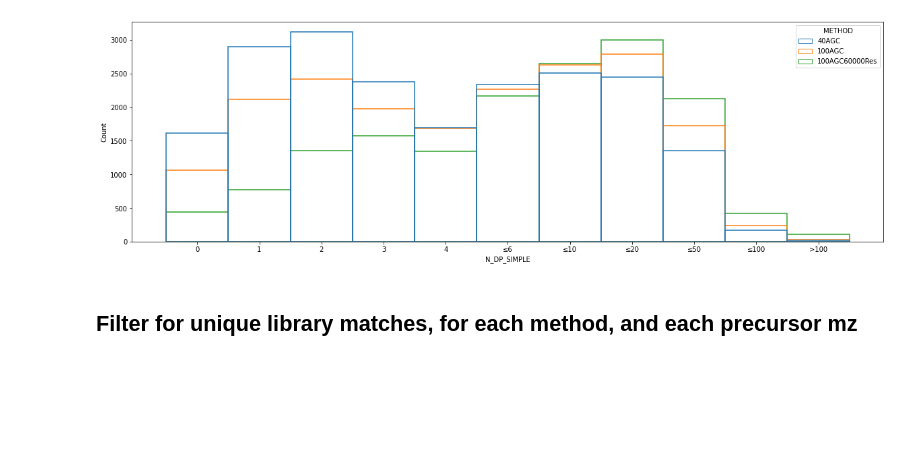
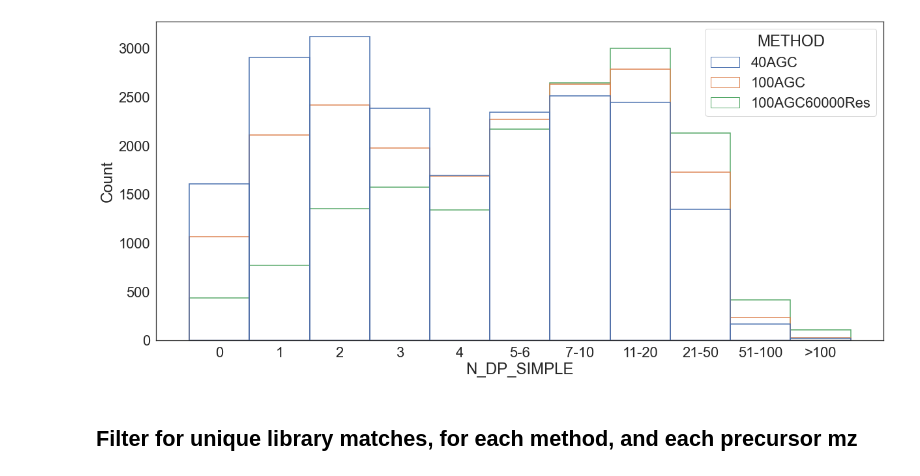
Before and after one commit to corinnabrungs/msn_tree_library, a Jupyter notebook: Method_comparison.ipynb, the cells around one changed output. Cells and saved outputs as stored; diff of their text form; code cells hidden in the pictures; blank space fills up the shorter version.

Commit message:
method comparison, histogram for all spectra and only library compound matches

```diff
--- a/Method_comparison.ipynb
+++ b/Method_comparison.ipynb
@@ -31,6 +31,8 @@ def save_fig(file_name):
     plt.savefig("figures/{}.png".format(file_name), dpi=300)
     plt.savefig("figures/{}.pdf".format(file_name))
     plt.savefig("figures/{}.svg".format(file_name))
+
+sns.set_theme(font_scale=2, style="white")
 # %%
 method1_df = pd.read_csv("data/spectra_match_1D1A_mce_40AGC.csv", sep="\t")
 method2_df= pd.read_csv("data/spectra_match_1D1A_mce_100AGC.csv", sep="\t")
@@ -49,7 +51,7 @@ merged_df.LIB_INDEX = merged_df.LIB_INDEX.apply(lambda v: json.loads(v))
 
 # put number of data points into meaningful bins
 evaluation_bins = [0, 0.5, 1, 2, 3, 4, 6, 10, 20, 50, 100, np.inf]
-group_names =     ["0", '1', '2', '3', '4', '≤6', '≤10', '≤20', '≤50', '≤100', '>100']
+group_names =     ["0", '1', '2', '3', '4', '5-6', '7-10', '11-20', '21-50', '51-100', '>100']
 
 
 merged_df["N_DP_SIMPLE"] = pd.cut(merged_df['N_SIGNALS_FILTERED'], bins=evaluation_bins,
@@ -74,10 +76,11 @@ merged_df
 # %%
 # compare first all spectra
-plt.figure(figsize=(20, 6))
+plt.figure(figsize=(20, 9))
 ax = sns.histplot(data=merged_df, x="N_DP_SIMPLE", hue="METHOD", fill=False)
-save_fig("n_signals_filtered_categories_all_spectra")
+# ax.set_ylim(0,3200)
+save_fig("n_signals_filtered_categories_all_spectra_pp")
 # %% [output]
-[figure, old version]
+[figure, new version]
 # %% [markdown]
 ## Filter for unique library matches, for each method, and each precursor mz
 # %%
```
Also changed, not shown: parts of 3 cells of this notebook.
